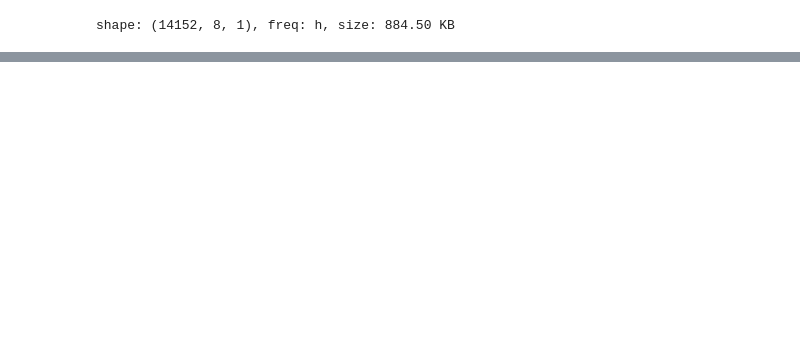
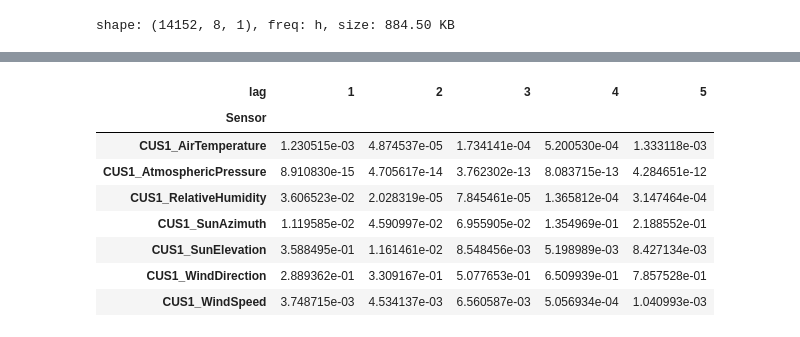
Before and after one commit to syassinho/Precipitation_Forecast-Bericht, a Jupyter notebook: Notebooks/temperature_Data.ipynb, the cells around one changed output, grey strips where cells are left out. Saved outputs shown, nothing was run; the diff lists cells and outputs as text; code cells hidden in the pictures; blank space fills up the shorter version.

```diff
--- a/Notebooks/temperature_Data.ipynb
+++ b/Notebooks/temperature_Data.ipynb
@@ -513,0 +537,15 @@ Needed_result
+# %%
+df_f_pivot=pd.pivot(df_fpWerte ,index= 'Sensor',columns='lag', values='f_wert')
+df_p_pivot=pd.pivot(df_fpWerte ,index= 'Sensor',columns='lag', values='p_wert')
+
+df_p_pivot
+# %% [output]
+| lag | 1 | 2 | 3 | 4 | 5 |
+| Sensor |  |  |  |  |  |
+| CUS1_AirTemperature | 1.230515e-03 | 4.874537e-05 | 1.734141e-04 | 5.200530e-04 | 1.333118e-03 |
+| CUS1_AtmosphericPressure | 8.910830e-15 | 4.705617e-14 | 3.762302e-13 | 8.083715e-13 | 4.284651e-12 |
+| CUS1_RelativeHumidity | 3.606523e-02 | 2.028319e-05 | 7.845461e-05 | 1.365812e-04 | 3.147464e-04 |
+| CUS1_SunAzimuth | 1.119585e-02 | 4.590997e-02 | 6.955905e-02 | 1.354969e-01 | 2.188552e-01 |
+| CUS1_SunElevation | 3.588495e-01 | 1.161461e-02 | 8.548456e-03 | 5.198989e-03 | 8.427134e-03 |
+| CUS1_WindDirection | 2.889362e-01 | 3.309167e-01 | 5.077653e-01 | 6.509939e-01 | 7.857528e-01 |
+| CUS1_WindSpeed | 3.748715e-03 | 4.534137e-03 | 6.560587e-03 | 5.056934e-04 | 1.040993e-03 |
```
Also changed, not shown: parts of 9 cells of this notebook, 1 other file.
